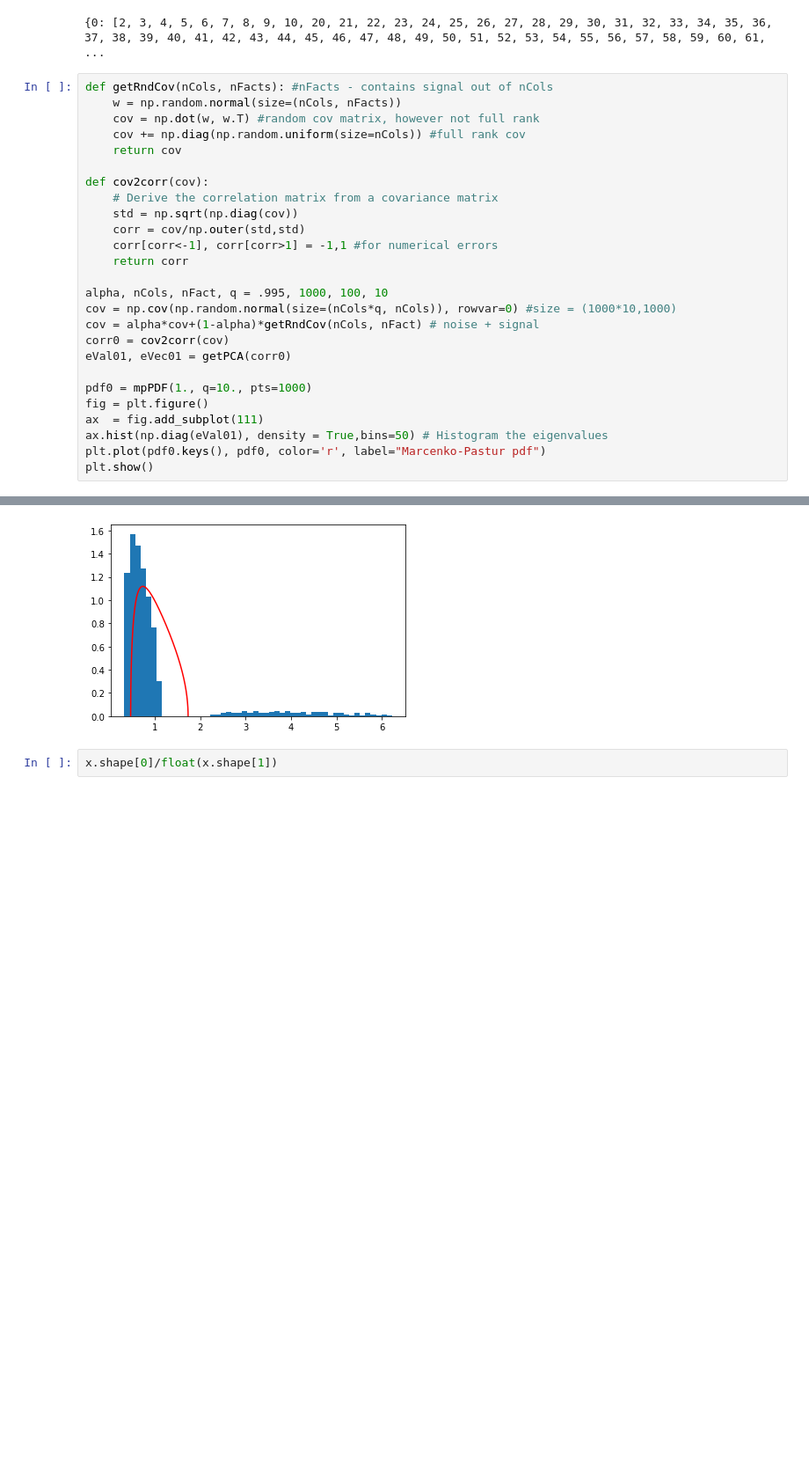
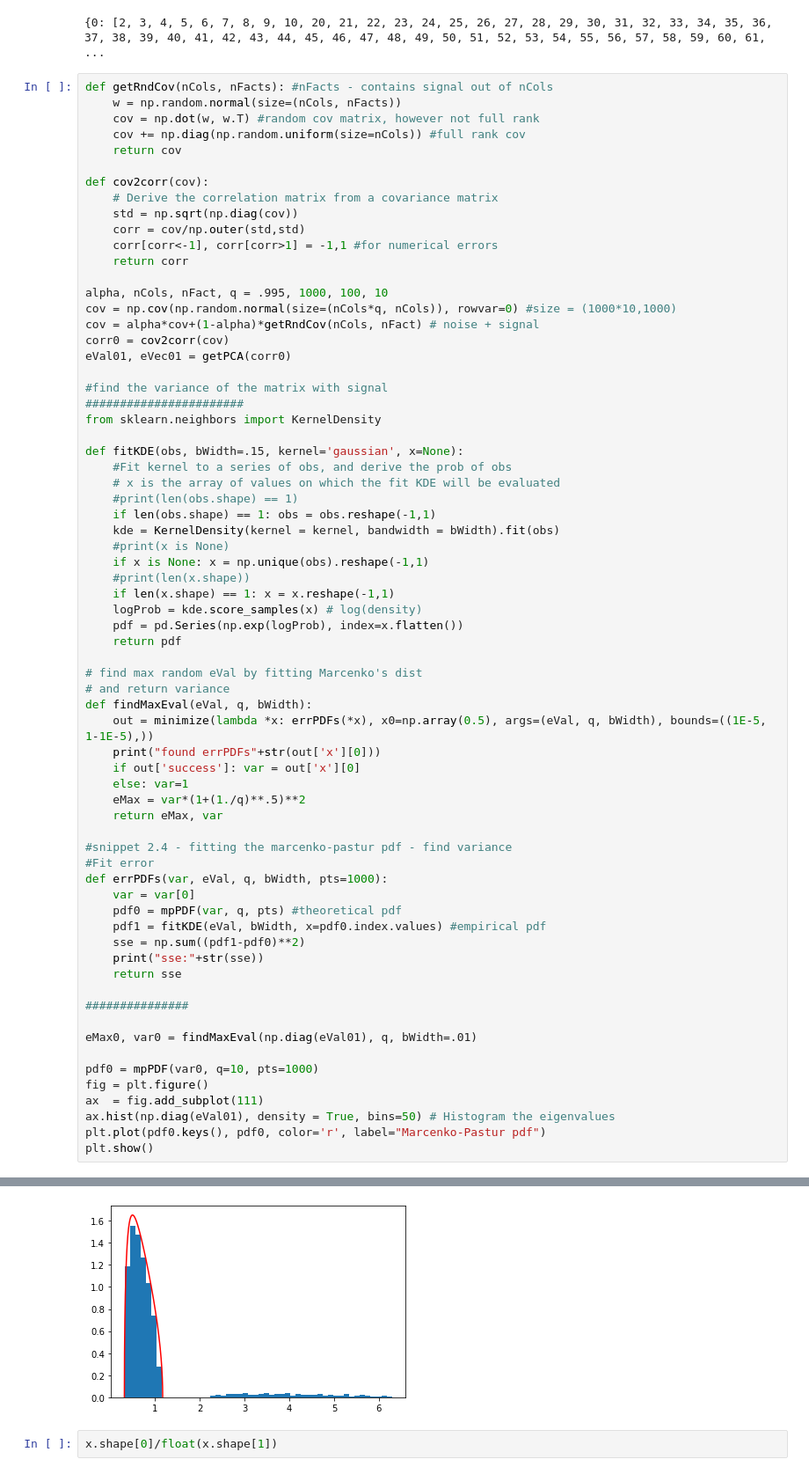
Before and after one commit to emoen/demo_Marchenko_Pastur_Analysis, a Jupyter notebook: demo_MarcenkoPastur_on_time_series.ipynb, the cells around one changed output, grey strips where cells are left out. Shown at 88% size. Cells and saved outputs as stored; diff of their text form; blank space fills up the shorter version.

Commit message:
plot random matrix with signal

```diff
--- a/demo_MarcenkoPastur_on_time_series.ipynb
+++ b/demo_MarcenkoPastur_on_time_series.ipynb
@@ -184,10 +184,52 @@ cov = alpha*cov+(1-alpha)*getRndCov(nCols, nFact) # noise + signal
 corr0 = cov2corr(cov)
 eVal01, eVec01 = getPCA(corr0)
 
-pdf0 = mpPDF(1., q=10., pts=1000)
+#find the variance of the matrix with signal
+#######################
+from sklearn.neighbors import KernelDensity
+
+def fitKDE(obs, bWidth=.15, kernel='gaussian', x=None):
+    #Fit kernel to a series of obs, and derive the prob of obs
+    # x is the array of values on which the fit KDE will be evaluated
+    #print(len(obs.shape) == 1)
+    if len(obs.shape) == 1: obs = obs.reshape(-1,1)
+    kde = KernelDensity(kernel = kernel, bandwidth = bWidth).fit(obs)
+    #print(x is None)
+    if x is None: x = np.unique(obs).reshape(-1,1)
+    #print(len(x.shape))
+    if len(x.shape) == 1: x = x.reshape(-1,1)
+    logProb = kde.score_samples(x) # log(density)
+    pdf = pd.Series(np.exp(logProb), index=x.flatten())
+    return pdf
+
+# find max random eVal by fitting Marcenko's dist
+# and return variance
+def findMaxEval(eVal, q, bWidth):
+    out = minimize(lambda *x: errPDFs(*x), x0=np.array(0.5), args=(eVal, q, bWidth), bounds=((1E-5, 1-1E-5),))
+    print("found errPDFs"+str(out['x'][0]))
+    if out['success']: var = out['x'][0]
+    else: var=1
+    eMax = var*(1+(1./q)**.5)**2
+    return eMax, var
+
+#snippet 2.4 - fitting the marcenko-pastur pdf - find variance
+#Fit error
+def errPDFs(var, eVal, q, bWidth, pts=1000):
+    var = var[0]
+    pdf0 = mpPDF(var, q, pts) #theoretical pdf
+    pdf1 = fitKDE(eVal, bWidth, x=pdf0.index.values) #empirical pdf
+    sse = np.sum((pdf1-pdf0)**2)
+    print("sse:"+str(sse))
+    return sse
+
+###############
+
+eMax0, var0 = findMaxEval(np.diag(eVal01), q, bWidth=.01)
+
+pdf0 = mpPDF(var0, q=10, pts=1000)
 fig = plt.figure()
 ax  = fig.add_subplot(111)
-ax.hist(np.diag(eVal01), density = True,bins=50) # Histogram the eigenvalues
+ax.hist(np.diag(eVal01), density = True, bins=50) # Histogram the eigenvalues
 plt.plot(pdf0.keys(), pdf0, color='r', label="Marcenko-Pastur pdf")
 plt.show()
 # %% [output]
@@ -194,4 +253,4 @@ plt.show()
-[figure, old version]
+[figure, new version]
 # %%
 x.shape[0]/float(x.shape[1])
 # %% [output]
```
Also changed, not shown: parts of 1 cell of this notebook.
